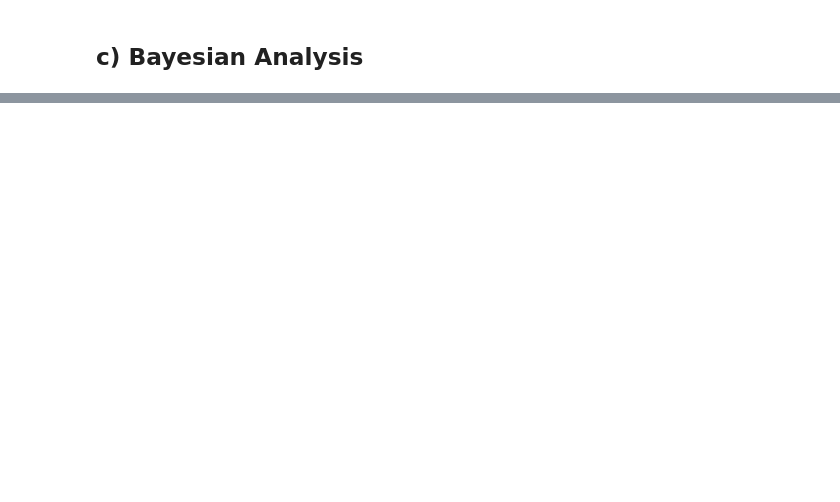
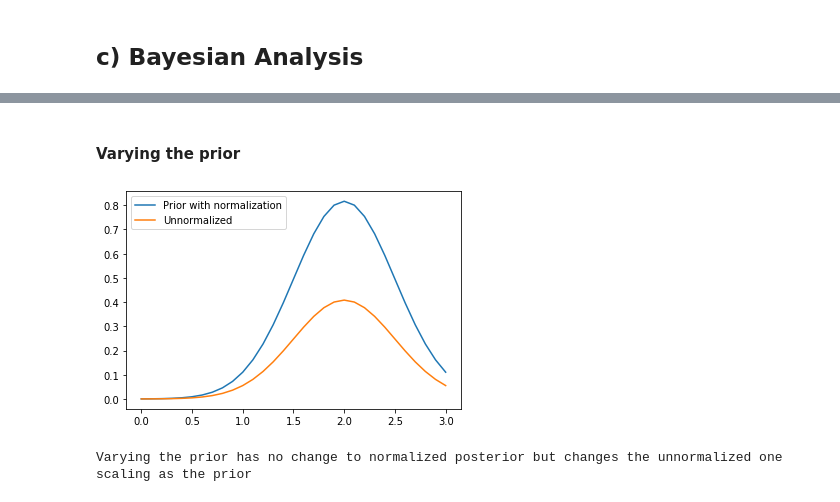
Before and after one commit to Dimple10/Astr540, a Jupyter notebook: Final Project.ipynb, the cells around one changed output, grey strips where cells are left out. Cells and saved outputs as stored; diff of their text form; code cells hidden in the pictures; blank space fills up the shorter version.

```diff
--- a/Final Project.ipynb
+++ b/Final Project.ipynb
@@ -290,0 +187,3 @@ round((interval[1]-interval[0])/2,5)
+# %%
+def likelihood(m):
+    return unnorm_likelihood(m)/likeli_norm(m)[0]
@@ -290,0 +274,12 @@ round((interval[1]-interval[0])/2,5)
+# %% [markdown]
+#### Varying the prior
+# %%
+plt.plot(m, normal_posterior(m,0.5), label ='Prior with normalization')
+plt.plot(m, posterior_func(m,0.5), label='Unnormalized')
+plt.legend()
+plt.show()
+
+print('Varying the prior has no change to normalized posterior but changes the unnormalized one scaling as the prior')
+# %% [output]
+[figure, added]
+Varying the prior has no change to normalized posterior but changes the unnormalized one scaling as the prior
```
Also changed, not shown: parts of 67 cells of this notebook.
